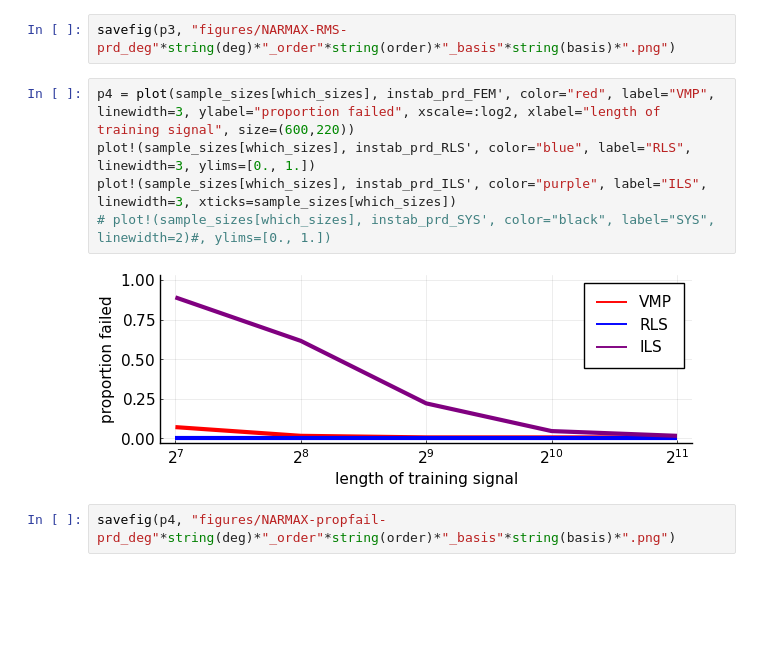
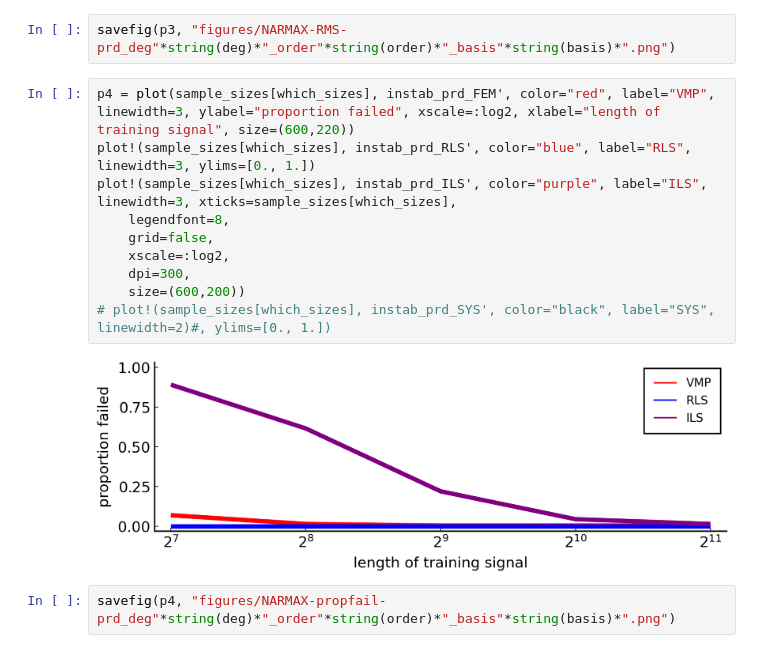
Before and after one commit to biaslab/ACC2022-vmpNARMAX, a Jupyter notebook: experiments/visualize-learning-curves.ipynb, the cells around one changed output. Cells and saved outputs as stored; diff of their text form; blank space fills up the shorter version.

```diff
--- a/experiments/visualize-learning-curves.ipynb
+++ b/experiments/visualize-learning-curves.ipynb
@@ -183,10 +192,15 @@ savefig(p3, "figures/NARMAX-RMS-prd_deg"*string(deg)*"_order"*string(order)*"_ba
 # %%
 p4 = plot(sample_sizes[which_sizes], instab_prd_FEM', color="red", label="VMP", linewidth=3, ylabel="proportion failed", xscale=:log2, xlabel="length of training signal", size=(600,220))
 plot!(sample_sizes[which_sizes], instab_prd_RLS', color="blue", label="RLS", linewidth=3, ylims=[0., 1.])
-plot!(sample_sizes[which_sizes], instab_prd_ILS', color="purple", label="ILS", linewidth=3, xticks=sample_sizes[which_sizes])
+plot!(sample_sizes[which_sizes], instab_prd_ILS', color="purple", label="ILS", linewidth=3, xticks=sample_sizes[which_sizes],
+    legendfont=8,
+    grid=false,
+    xscale=:log2,
+    dpi=300,
+    size=(600,200))
 # plot!(sample_sizes[which_sizes], instab_prd_SYS', color="black", label="SYS", linewidth=2)#, ylims=[0., 1.])
 # %% [output]
-[figure, old version]
+[figure, new version]
 # %%
 savefig(p4, "figures/NARMAX-propfail-prd_deg"*string(deg)*"_order"*string(order)*"_basis"*string(basis)*".png")
 # %% [markdown]
```
Also changed, not shown: parts of 4 cells of this notebook.
